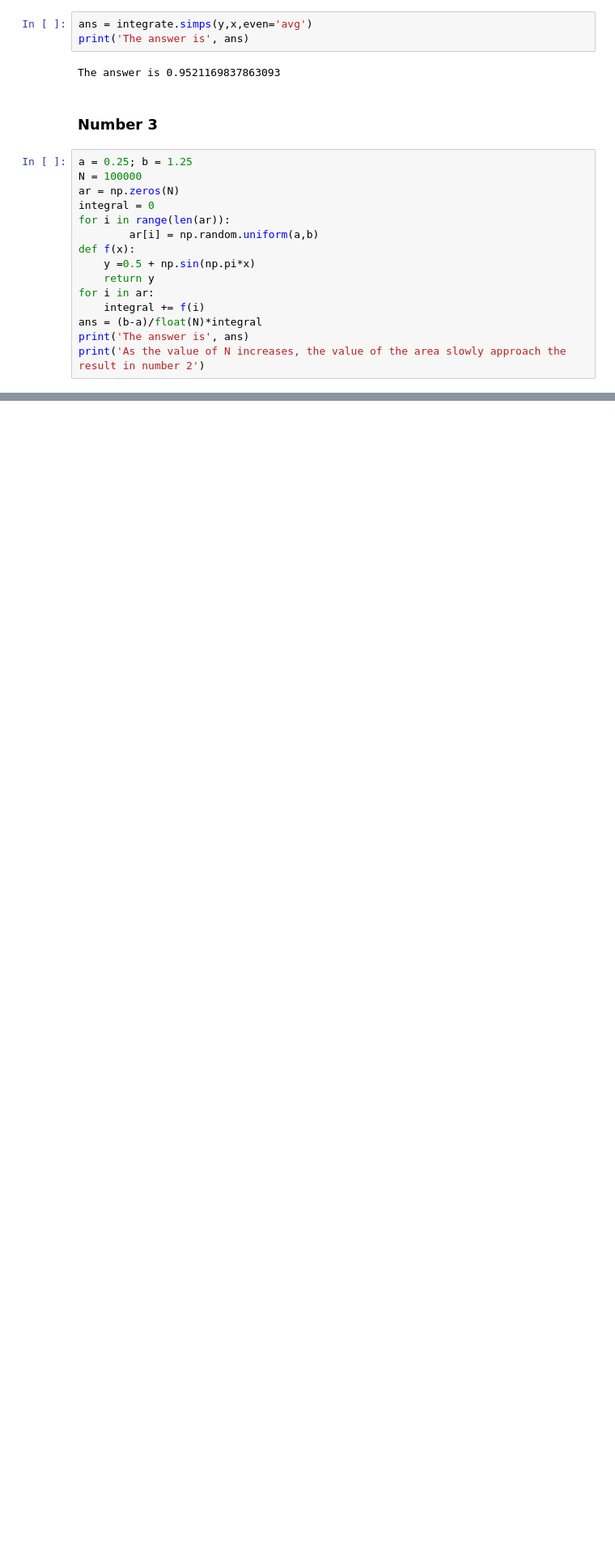
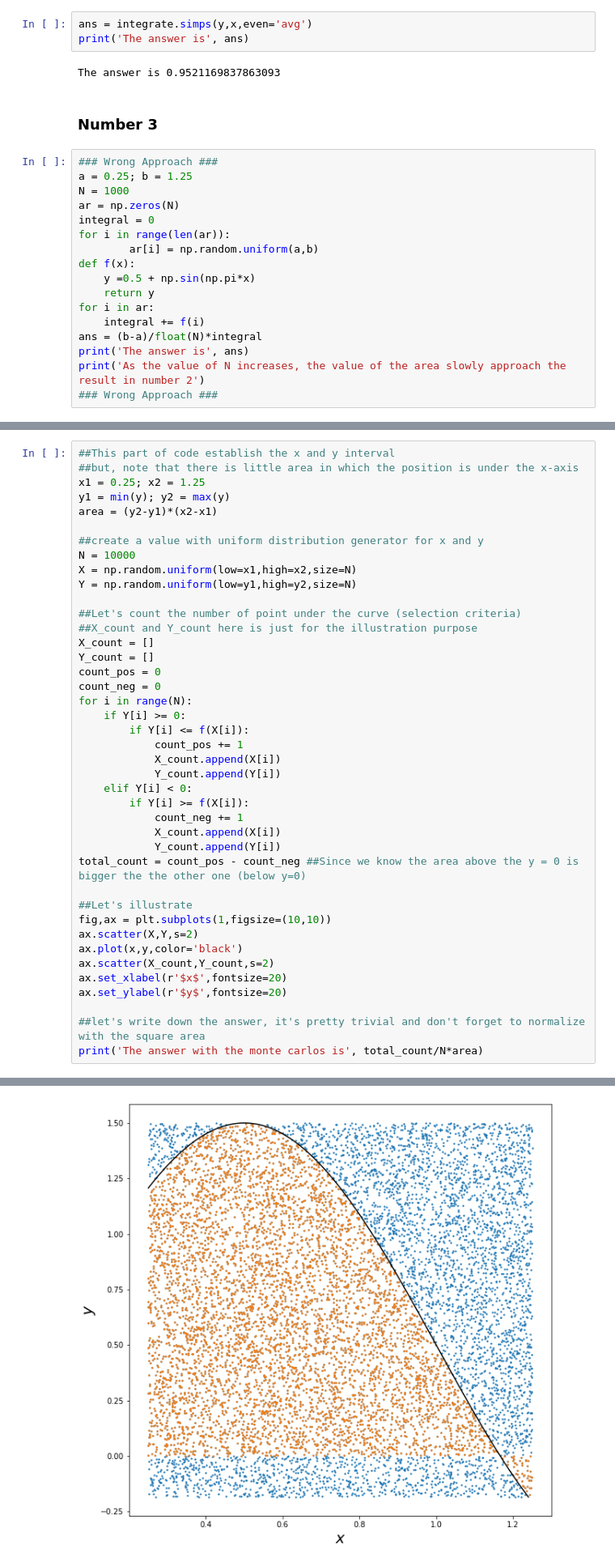
Before and after one commit to muhammaddaud23/IVC_Astrostat_ML, a Jupyter notebook: day_1.ipynb, the cells around one changed output, grey strips where cells are left out. Shown at 81% size. Drawn from its saved outputs; the diff is of its cells as text; blank space fills up the shorter version.

```diff
--- a/day_1.ipynb
+++ b/day_1.ipynb
@@ -25,8 +25,9 @@ The answer is 0.9521169837863093
 # %% [markdown]
 <h3> Number 3 </h3>
 # %%
+### Wrong Approach ###
 a = 0.25; b = 1.25
-N = 100000
+N = 1000
 ar = np.zeros(N)
 integral = 0
 for i in range(len(ar)):
@@ -39,4 +40,5 @@ for i in ar:
 ans = (b-a)/float(N)*integral
 print('The answer is', ans)
 print('As the value of N increases, the value of the area slowly approach the result in number 2')
+### Wrong Approach ###
 # %% [output]
@@ -44,0 +46,42 @@ As the value of N increases, the value of the area slowly approach the result in
+# %%
+##This part of code establish the x and y interval
+##but, note that there is little area in which the position is under the x-axis
+x1 = 0.25; x2 = 1.25
+y1 = min(y); y2 = max(y)
+area = (y2-y1)*(x2-x1)
+
+##create a value with uniform distribution generator for x and y
+N = 10000
+X = np.random.uniform(low=x1,high=x2,size=N)
+Y = np.random.uniform(low=y1,high=y2,size=N)
+
+##Let's count the number of point under the curve (selection criteria)
+##X_count and Y_count here is just for the illustration purpose
+X_count = []
+Y_count = []
+count_pos = 0
+count_neg = 0
+for i in range(N):
+    if Y[i] >= 0:
+        if Y[i] <= f(X[i]):
+            count_pos += 1
+            X_count.append(X[i])
+            Y_count.append(Y[i])
+    elif Y[i] < 0:
+        if Y[i] >= f(X[i]):
+            count_neg += 1
+            X_count.append(X[i])
+            Y_count.append(Y[i])
+total_count = count_pos - count_neg ##Since we know the area above the y = 0 is bigger the the other one (below y=0)
+
+##Let's illustrate
+fig,ax = plt.subplots(1,figsize=(10,10))
+ax.scatter(X,Y,s=2)
+ax.plot(x,y,color='black')
+ax.scatter(X_count,Y_count,s=2)
+ax.set_xlabel(r'$x$',fontsize=20)
+ax.set_ylabel(r'$y$',fontsize=20)
+
+##let's write down the answer, it's pretty trivial and don't forget to normalize with the square area
+print('The answer with the monte carlos is', total_count/N*area)
+# %% [output]
@@ -44,0 +89 @@ As the value of N increases, the value of the area slowly approach the result in
+[figure, added]
```
Also changed, not shown: parts of 2 cells of this notebook.
